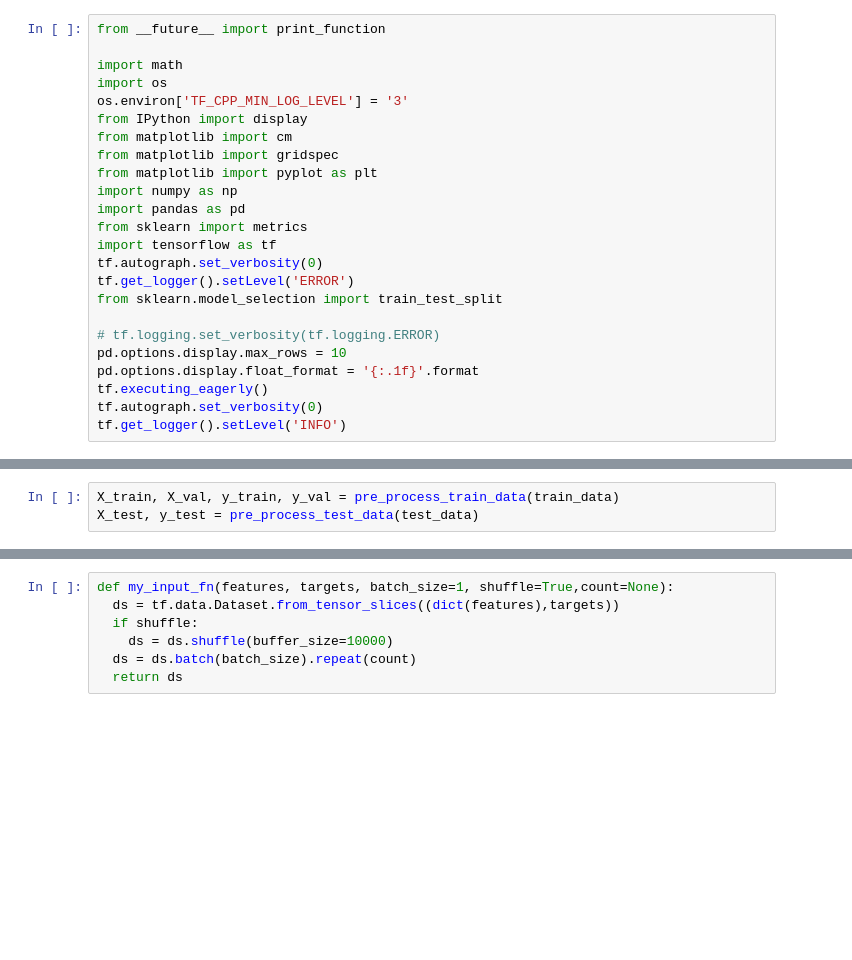
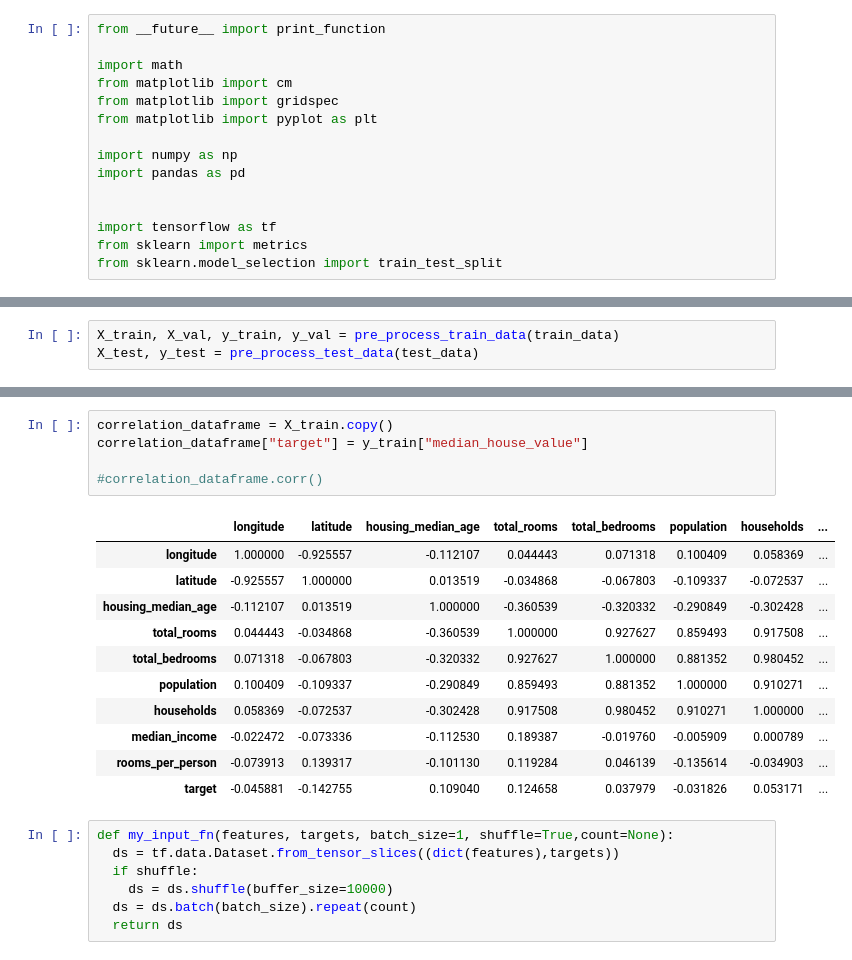
Before and after one commit to akhil189/Deep-Learning, a Jupyter notebook: Linear Regression/Multiple_Linear_Regression.ipynb, the cells around one changed output, grey strips where cells are left out. Drawn from its saved outputs; the diff is of its cells as text; blank space fills up the shorter version.

```diff
--- a/Linear Regression/Multiple_Linear_Regression.ipynb
+++ b/Linear Regression/Multiple_Linear_Regression.ipynb
@@ -6,26 +6,17 @@ TensorFlow 2.x selected.
 from __future__ import print_function
 
 import math
-import os
-os.environ['TF_CPP_MIN_LOG_LEVEL'] = '3'
-from IPython import display
 from matplotlib import cm
 from matplotlib import gridspec
 from matplotlib import pyplot as plt
+
 import numpy as np
 import pandas as pd
+
+
+import tensorflow as tf
 from sklearn import metrics
-import tensorflow as tf
-tf.autograph.set_verbosity(0)
-tf.get_logger().setLevel('ERROR')
 from sklearn.model_selection import train_test_split
-
-# tf.logging.set_verbosity(tf.logging.ERROR)
-pd.options.display.max_rows = 10
-pd.options.display.float_format = '{:.1f}'.format
-tf.executing_eagerly()
-tf.autograph.set_verbosity(0)
-tf.get_logger().setLevel('INFO')
 # %%
 train_data = pd.read_csv("https://download.mlcc.google.com/mledu-datasets/california_housing_train.csv", sep=",")
 test_data  = pd.read_csv("https://download.mlcc.google.com/mledu-datasets/california_housing_test.csv", sep=",")
@@ -95,3 +66,20 @@ _ = plt.plot()
+# %%
+correlation_dataframe = X_train.copy()
+correlation_dataframe["target"] = y_train["median_house_value"]
+
+#correlation_dataframe.corr()
+# %% [output]
+|  | longitude | latitude | housing_median_age | total_rooms | total_bedrooms | population | households | ... |
+| longitude | 1.000000 | -0.925557 | -0.112107 | 0.044443 | 0.071318 | 0.100409 | 0.058369 | ... |
+| latitude | -0.925557 | 1.000000 | 0.013519 | -0.034868 | -0.067803 | -0.109337 | -0.072537 | ... |
+| housing_median_age | -0.112107 | 0.013519 | 1.000000 | -0.360539 | -0.320332 | -0.290849 | -0.302428 | ... |
+| total_rooms | 0.044443 | -0.034868 | -0.360539 | 1.000000 | 0.927627 | 0.859493 | 0.917508 | ... |
+| total_bedrooms | 0.071318 | -0.067803 | -0.320332 | 0.927627 | 1.000000 | 0.881352 | 0.980452 | ... |
+| population | 0.100409 | -0.109337 | -0.290849 | 0.859493 | 0.881352 | 1.000000 | 0.910271 | ... |
+| households | 0.058369 | -0.072537 | -0.302428 | 0.917508 | 0.980452 | 0.910271 | 1.000000 | ... |
+| median_income | -0.022472 | -0.073336 | -0.112530 | 0.189387 | -0.019760 | -0.005909 | 0.000789 | ... |
+| rooms_per_person | -0.073913 | 0.139317 | -0.101130 | 0.119284 | 0.046139 | -0.135614 | -0.034903 | ... |
+| target | -0.045881 | -0.142755 | 0.109040 | 0.124658 | 0.037979 | -0.031826 | 0.053171 | ... |
 # %%
 def my_input_fn(features, targets, batch_size=1, shuffle=True,count=None):
   ds = tf.data.Dataset.from_tensor_slices((dict(features),targets))
```
Also changed, not shown: parts of 25 cells of this notebook.
